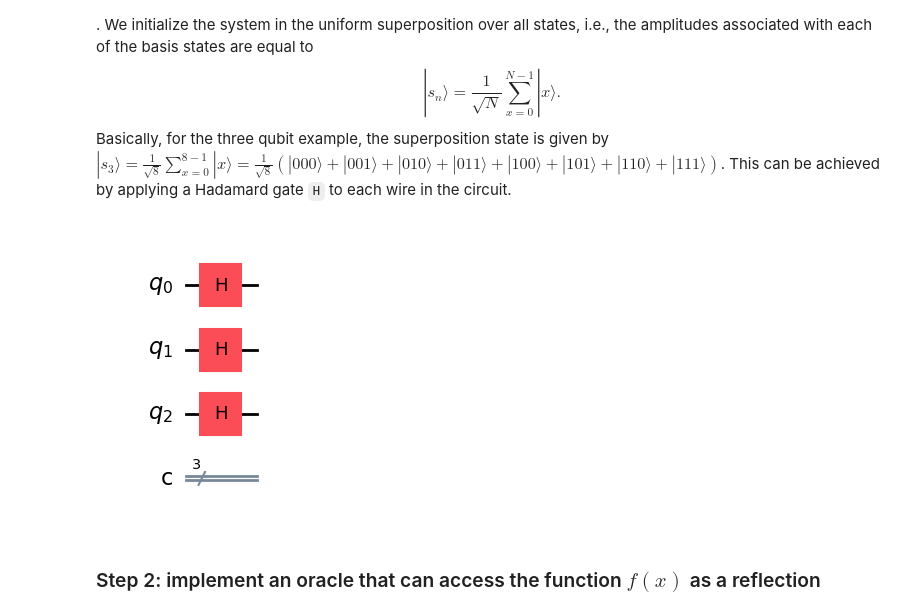
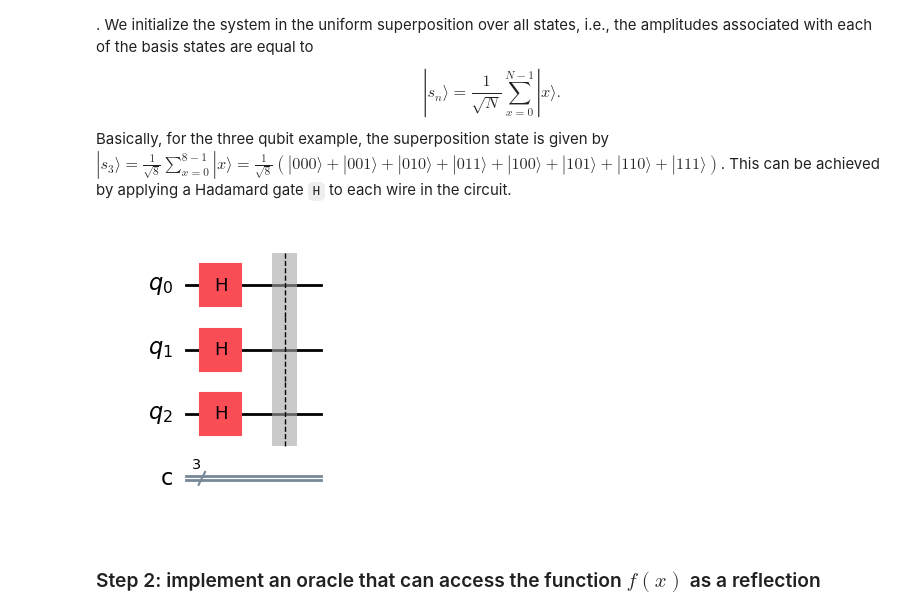
Before and after one commit to AlaricCheng/klass-workshop-hands-on, a Jupyter notebook: grover.ipynb, the cells around one changed output. Drawn from its saved outputs; the diff is of its cells as text; code cells hidden in the pictures.

Commit message:
Update the Grover algorithm tutorial and add colab link.

```diff
--- a/grover.ipynb
+++ b/grover.ipynb
@@ -82,9 +82,10 @@ $$|s_n\rangle=\frac{1}{\sqrt{N}}\sum_{x=0}^{N-1}|x\rangle.$$
 Basically, for the three qubit example, the superposition state is given by $|s_3\rangle=\frac{1}{\sqrt{8}}\sum_{x=0}^{8-1}|x\rangle = \frac{1}{\sqrt{8}}(|000\rangle + |001\rangle + |010\rangle + |011\rangle + |100\rangle + |101\rangle + |110\rangle + |111\rangle)$. This can be achieved by applying a Hadamard gate `H` to each wire in the circuit.
 # %%
 groverCircuit.h(q)
+groverCircuit.barrier()
 groverCircuit.draw(output='mpl', style="iqp")
 # %% [output]
-[figure, old version]
+[figure, new version]
 # %% [markdown]
 ### Step 2: implement an oracle that can access the function $f(x)$ as a reflection <a id='algGrover'></a>
 # %% [markdown]
```
Also changed, not shown: parts of 13 cells of this notebook, 1 other file.
